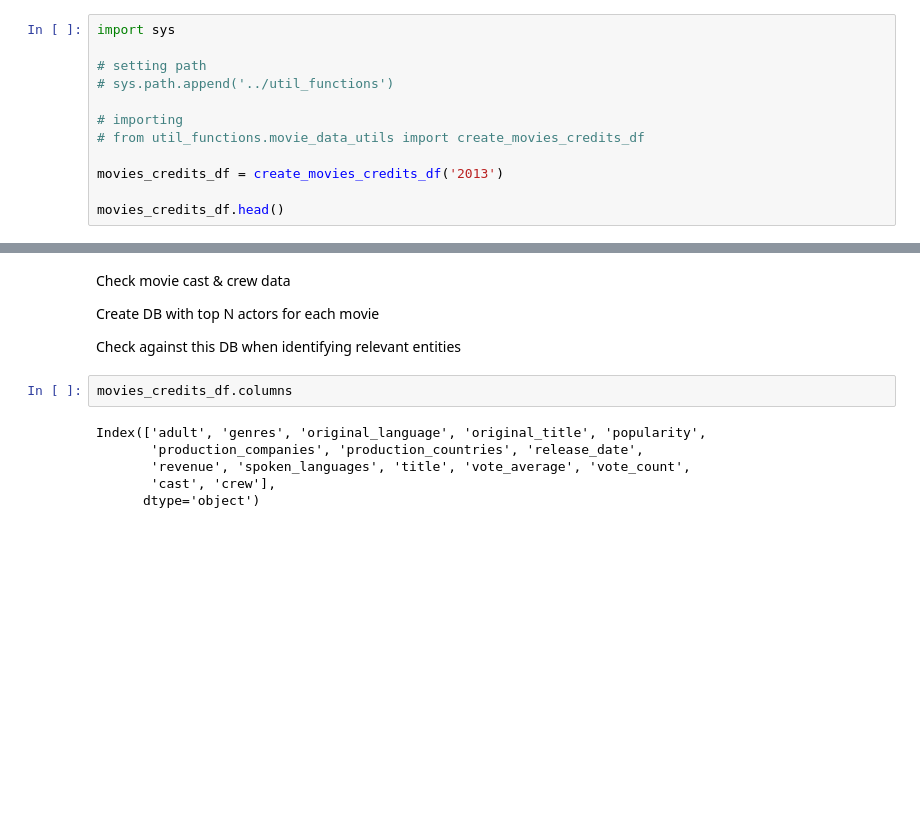
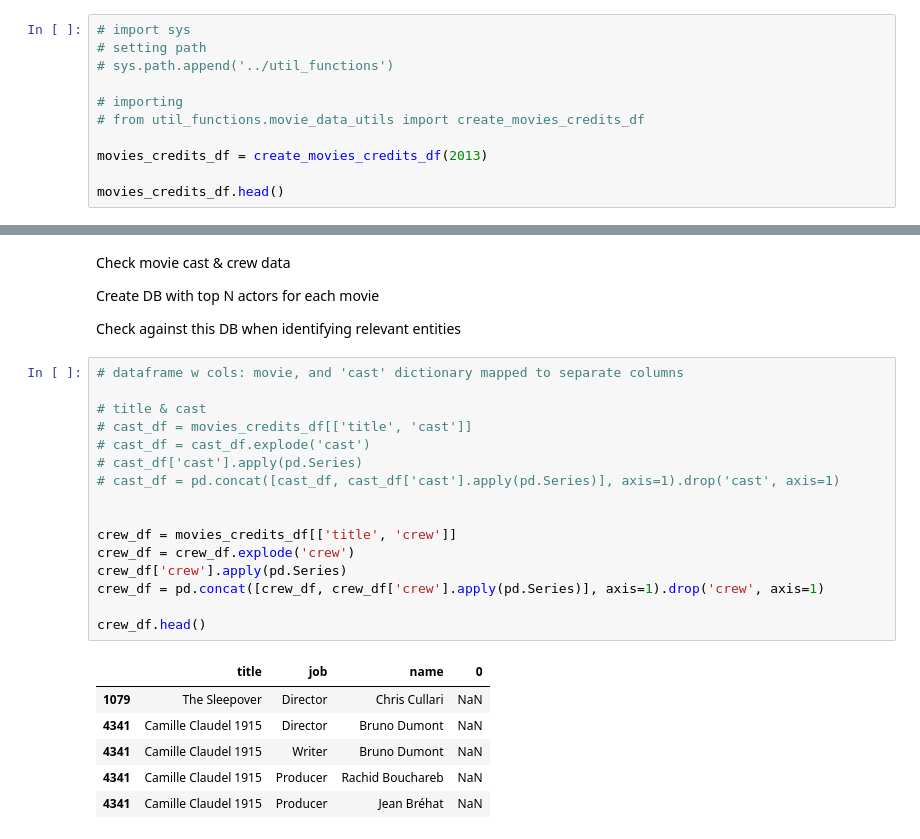
Before and after one commit to zjerath/TweetMiner, a Jupyter notebook: Notebooks/clustering_aggregation.ipynb, the cells around one changed output, grey strips where cells are left out. Drawn from its saved outputs; the diff is of its cells as text; blank space fills up the shorter version.

```diff
--- a/Notebooks/clustering_aggregation.ipynb
+++ b/Notebooks/clustering_aggregation.ipynb
@@ -556,15 +473,14 @@ def clean_crew_data(crew_str):
         cleaned_crew.append(cleaned_member)
     return cleaned_crew
 # %%
-import sys
-
+# import sys
 # setting path
 # sys.path.append('../util_functions')
 
 # importing
 # from util_functions.movie_data_utils import create_movies_credits_df
 
-movies_credits_df = create_movies_credits_df('2013')
+movies_credits_df = create_movies_credits_df(2013)
 
 movies_credits_df.head()
 # %% [output]
@@ -580,11 +496,26 @@ Check movie cast & crew data
 Create DB with top N actors for each movie
 
 Check against this DB when identifying relevant entities
-# %%
-movies_credits_df.columns
-# %% [output]
-Index(['adult', 'genres', 'original_language', 'original_title', 'popularity',
-       'production_companies', 'production_countries', 'release_date',
-       'revenue', 'spoken_languages', 'title', 'vote_average', 'vote_count',
-       'cast', 'crew'],
-      dtype='object')
+# %%
+# dataframe w cols: movie, and 'cast' dictionary mapped to separate columns
+
+# title & cast
+# cast_df = movies_credits_df[['title', 'cast']]
+# cast_df = cast_df.explode('cast')
+# cast_df['cast'].apply(pd.Series)
+# cast_df = pd.concat([cast_df, cast_df['cast'].apply(pd.Series)], axis=1).drop('cast', axis=1)
+
+
+crew_df = movies_credits_df[['title', 'crew']]
+crew_df = crew_df.explode('crew')
+crew_df['crew'].apply(pd.Series)
+crew_df = pd.concat([crew_df, crew_df['crew'].apply(pd.Series)], axis=1).drop('crew', axis=1)
+
+crew_df.head()
+# %% [output]
+|  | title | job | name | 0 |
+| 1079 | The Sleepover | Director | Chris Cullari | NaN |
+| 4341 | Camille Claudel 1915 | Director | Bruno Dumont | NaN |
+| 4341 | Camille Claudel 1915 | Writer | Bruno Dumont | NaN |
+| 4341 | Camille Claudel 1915 | Producer | Rachid Bouchareb | NaN |
+| 4341 | Camille Claudel 1915 | Producer | Jean Bréhat | NaN |
```
Also changed, not shown: parts of 7 cells of this notebook, 3 other files.
